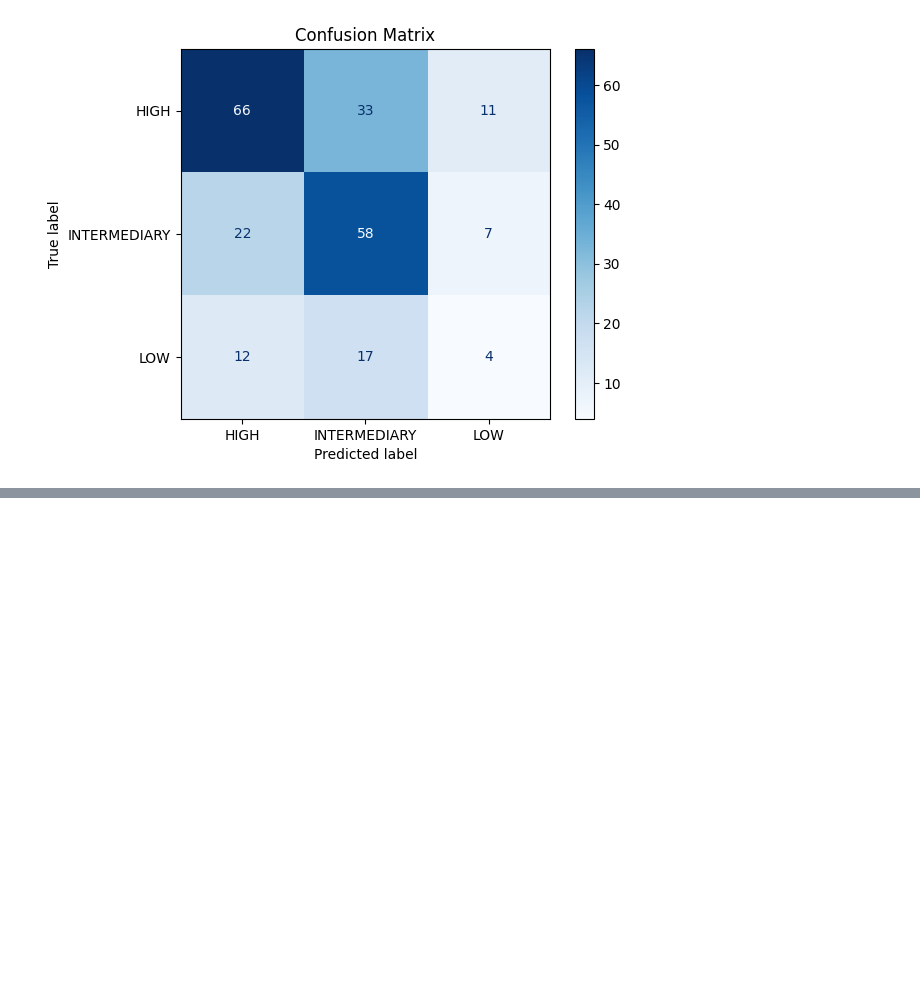
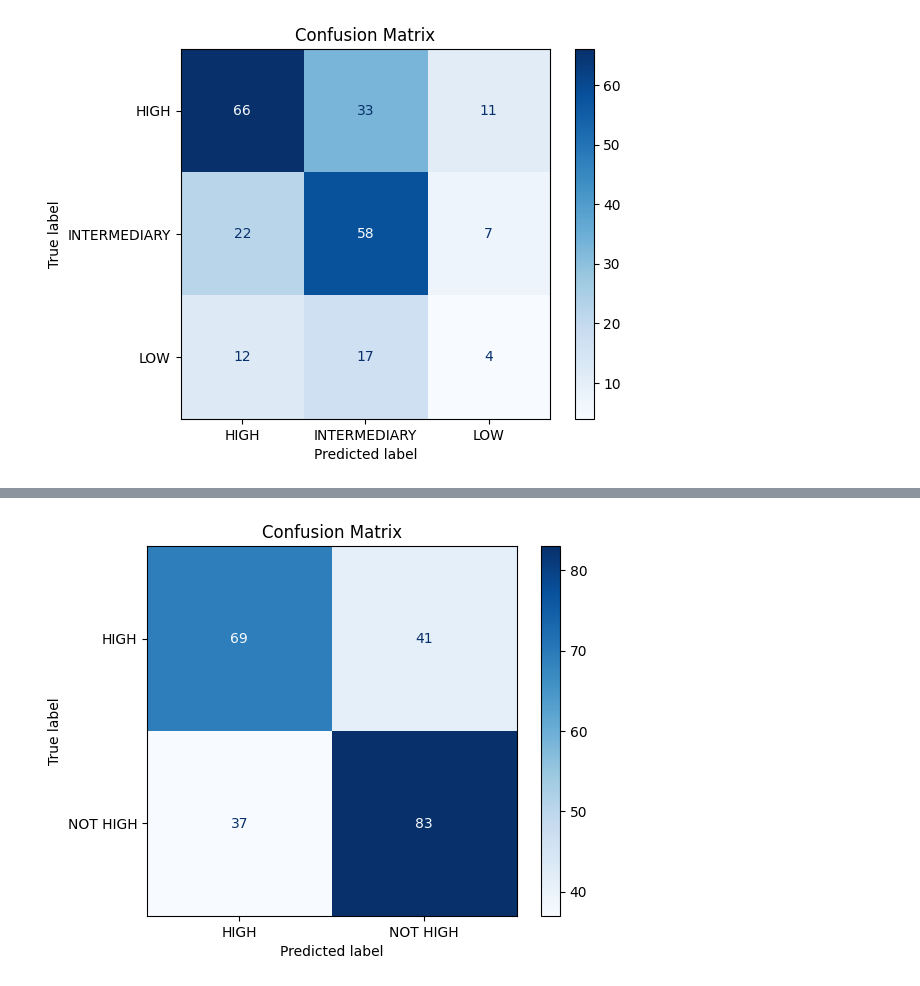
Before and after one commit to shampeyndadi/STINTSY_MCO, a Jupyter notebook: MCO.ipynb, the cells around one changed output, grey strips where cells are left out. Cells and saved outputs as stored; diff of their text form; code cells hidden in the pictures; blank space fills up the shorter version.

```diff
--- a/MCO.ipynb
+++ b/MCO.ipynb
@@ -958,0 +1053,11 @@ plt.show()
+# %%
+model = SGDClassifier(
+    loss='log_loss',
+    alpha=0.0001,
+    max_iter=2000,
+    tol=1e-4,
+    class_weight='balanced',
+    random_state=42
+)
+# %%
+model.fit(X_train_res, y_train_res)
@@ -958,0 +1067,2 @@ plt.show()
+# %%
+y_predicted_val = model.predict(X_val_scaled)
@@ -958,0 +1082,12 @@ plt.show()
+# %%
+cm = confusion_matrix(y_val, y_predicted_val)
+disp = ConfusionMatrixDisplay(
+    confusion_matrix=cm,
+    display_labels=['HIGH', 'NOT HIGH']
+)
+
+disp.plot(cmap='Blues')
+plt.title("Confusion Matrix")
+plt.show()
+# %% [output]
+[figure, added]
```
Also changed, not shown: parts of 19 cells of this notebook.
